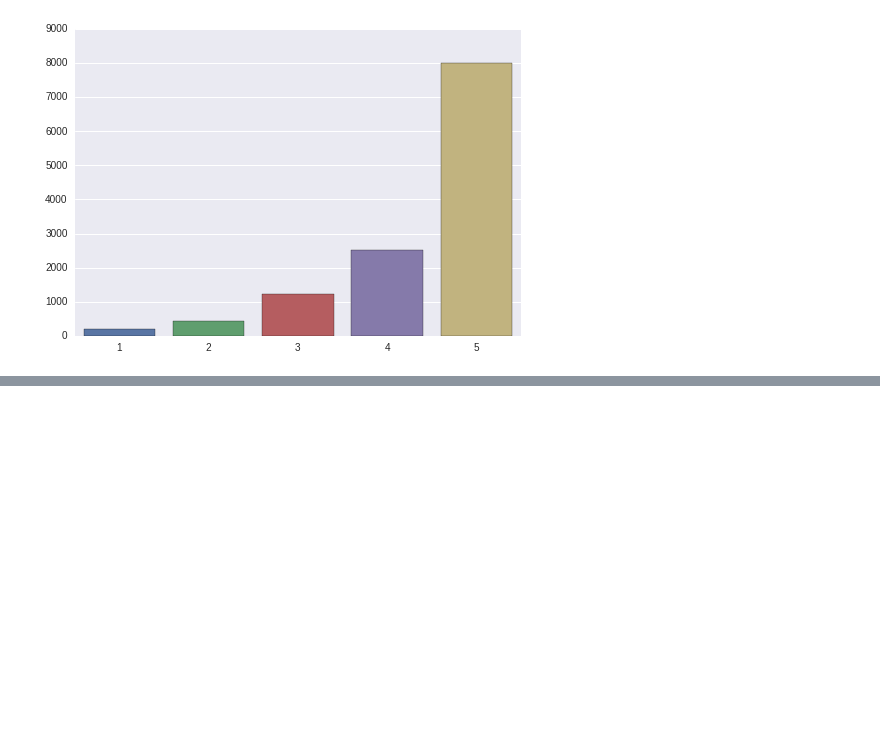
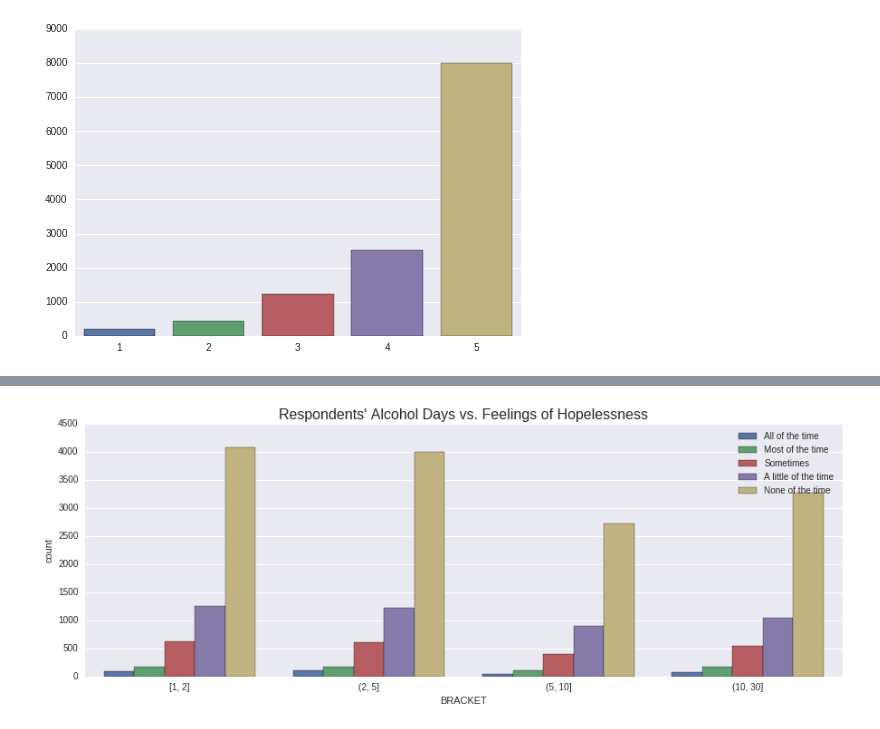
Before and after one commit to greenteawarrior/DataScience16CTW, a Jupyter notebook: drugs_usage_health_intro.ipynb, the cells around one changed output, grey strips where cells are left out. Saved outputs shown, nothing was run; the diff lists cells and outputs as text; code cells hidden in the pictures; blank space fills up the shorter version.

```diff
--- a/drugs_usage_health_intro.ipynb
+++ b/drugs_usage_health_intro.ipynb
@@ -218,0 +196,29 @@ plt.show()
+# %%
+def mental_health_bars30(df, s30, emotion, substancestr, emotionstr):
+    """
+    df: dataframe of interest
+
+    s30: subtance of interest
+    emotion: mental health aspect of interest
+
+    for the sake of plot labelling:
+    substance: human readable string of the substance
+    emotionstr: human readable string of the mental health aspect
+    """
+
+    df.loc[df[s30] == 91, s30] = 0 # never had alcohol
+    df.loc[df[s30] == 93, s30] = 0 # haven't had alcohol in the past month
+    df_subset = df[df[s30] < 31]
+
+    df_subset= df_subset[df_subset[emotion] <6]
+    df_subset['BRACKET']=pd.cut(df_subset[s30], 4)
+    # replace cut with what we want...
+    print df_subset['BRACKET'].value_counts()
+
+    fig, (axis1) = plt.subplots(figsize=(15,5))
+    sns.countplot(x='BRACKET', hue=emotion, data=df_subset, ax=axis1)
+    plt.title("Respondents' %s Days vs. Feelings of %s" % (substancestr, emotionstr), fontsize=16)
+    plt.legend(["All of the time", "Most of the time", "Sometimes", "A little of the time", "None of the time"])
+    plt.show()
+
+    return
@@ -218,0 +234,4 @@ plt.show()
+# %%
+mental_health_bars30(df, "ALCDAYS", "DSTHOP30", "Alcohol", "Hopelessness")
+# %% [output]
+[figure, added]
```
Also changed, not shown: parts of 6 cells of this notebook.
